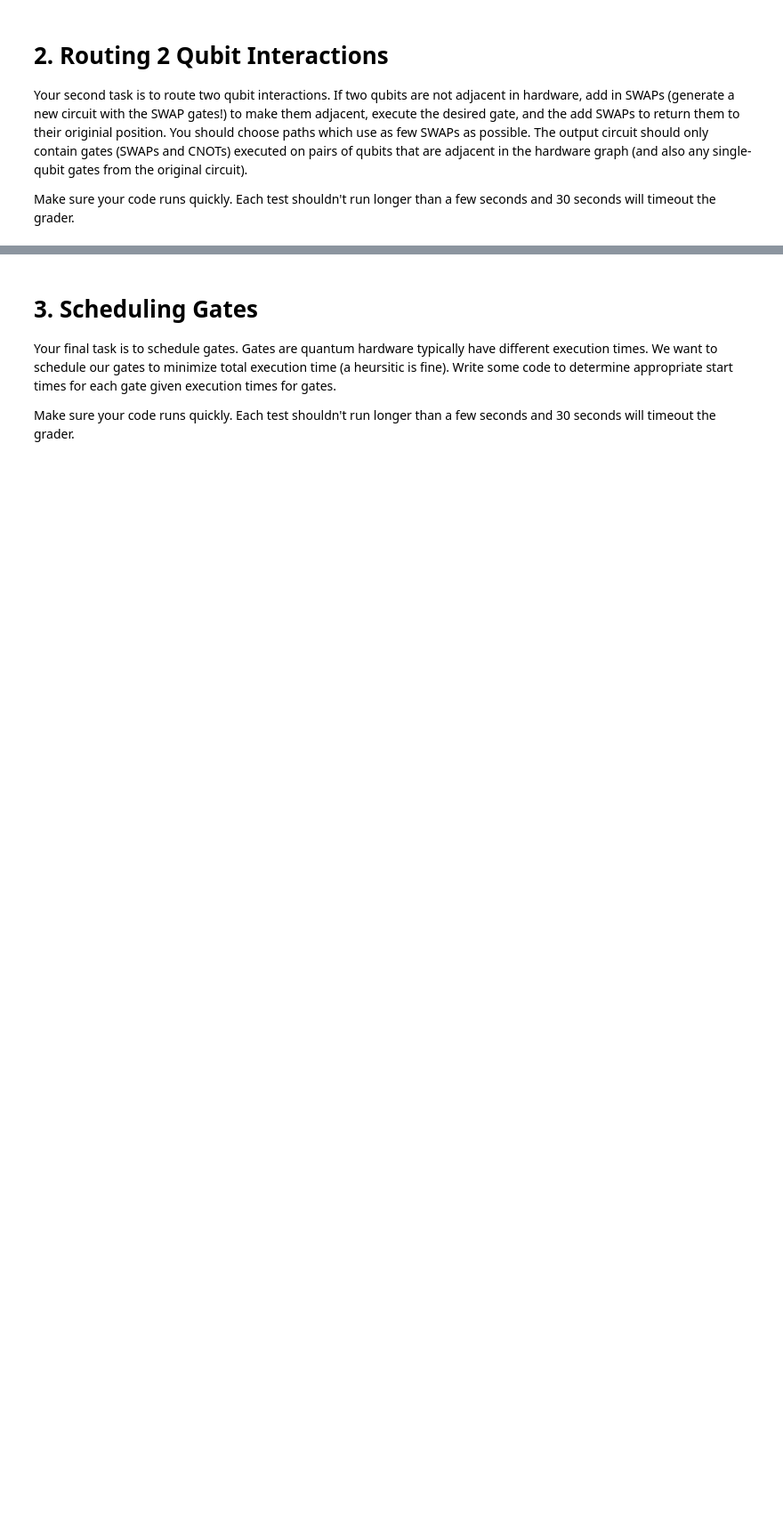
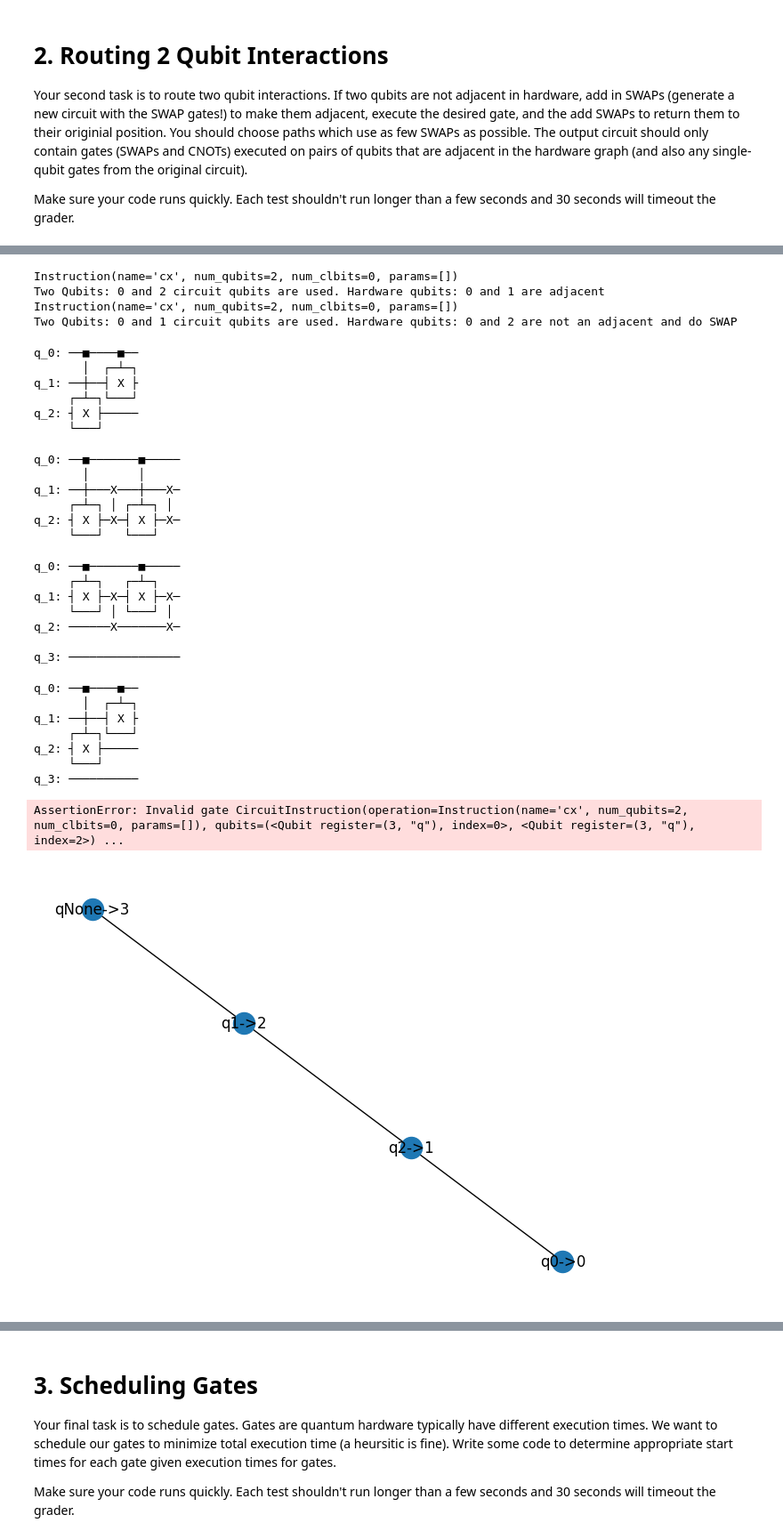
Before and after one commit to giriragav/UChicago---QCSD, a Jupyter notebook: Module 3/lab6/lab6.ipynb, the cells around one changed output, grey strips where cells are left out. Shown at 89% size. Drawn from its saved outputs; the diff is of its cells as text; code cells hidden in the pictures; blank space fills up the shorter version.

```diff
--- a/Module 3/lab6/lab6.ipynb
+++ b/Module 3/lab6/lab6.ipynb
@@ -789,3 +896,62 @@ score_routing(cuccaro, grid_hardware, mapping, routed)
+# %%
+# GV Cell
+# Do not delete this cell
+# The autograder will test the function route_circuit.
+# This test is worth most of the points for part 2
+_hardware1 = nx.path_graph(4)
+#_cuccaro6 = decomposed_adder_circuit(6)
+_cuccaro61 = QuantumCircuit.from_qasm_str('OPENQASM 2.0;\ninclude "qelib1.inc";\nqreg q[3];\ncx q[0],q[2];\ncx q[0],q[1];\n')
+# Give a fixed mapping so we only test your router
+# _mapping1 = {Qubit(QuantumRegister(6, 'q'), 1): 0,
+#             Qubit(QuantumRegister(6, 'q'), 3): 1,
+#             Qubit(QuantumRegister(6, 'q'), 0): 2,
+#             Qubit(QuantumRegister(6, 'q'), 2): 3,
+#             Qubit(QuantumRegister(6, 'q'), 4): 4,
+#             Qubit(QuantumRegister(6, 'q'), 5): 5}
+_mapping1 = {Qubit(QuantumRegister(3, 'q'), 0): 0,
+            Qubit(QuantumRegister(3, 'q'), 2): 1,
+            Qubit(QuantumRegister(3, 'q'), 1): 2}
+#validate_mapping(_cuccaro6, _hardware, _mapping)
+_routing1 = route_circuit(_cuccaro61, _hardware1, _mapping1)  # Run your code
+display(_cuccaro61.draw(fold=-1))
+display(_routing1.draw(fold=-1))
+draw_mapping(_hardware1, _mapping1)
+validate_routing_gv(_cuccaro61, _hardware1, _mapping1, _routing1)
+#score_routing(_cuccaro6, _hardware, _mapping, _routing)
+print('PASS: Valid circuit routing')
+# %% [output]
+Instruction(name='cx', num_qubits=2, num_clbits=0, params=[])
+Two Qubits: 0 and 2 circuit qubits are used. Hardware qubits: 0 and 1 are adjacent
+Instruction(name='cx', num_qubits=2, num_clbits=0, params=[])
+Two Qubits: 0 and 1 circuit qubits are used. Hardware qubits: 0 and 2 are not an adjacent and do SWAP
+q_0: ──■────■──
+       │  ┌─┴─┐
+q_1: ──┼──┤ X ├
+     ┌─┴─┐└───┘
+q_2: ┤ X ├─────
+     └───┘
+q_0: ──■───────■─────
+       │       │
+q_1: ──┼───X───┼───X─
+     ┌─┴─┐ │ ┌─┴─┐ │
+q_2: ┤ X ├─X─┤ X ├─X─
+     └───┘   └───┘
+q_0: ──■───────■─────
+     ┌─┴─┐   ┌─┴─┐
+q_1: ┤ X ├─X─┤ X ├─X─
+     └───┘ │ └───┘ │
+q_2: ──────X───────X─
+
+q_3: ────────────────
+q_0: ──■────■──
+       │  ┌─┴─┐
+q_1: ──┼──┤ X ├
+     ┌─┴─┐└───┘
+q_2: ┤ X ├─────
+     └───┘
+q_3: ──────────
+AssertionError: Invalid gate CircuitInstruction(operation=Instruction(name='cx', num_qubits=2, num_clbits=0, params=[]), qubits=(<Qubit register=(3, "q"), index=0>, <Qubit register=(3, "q"), index=2>) ...
+[figure, added]
 # %%
 # GV Cell
 # Do not delete this cell
```
Also changed, not shown: parts of 13 cells of this notebook.
